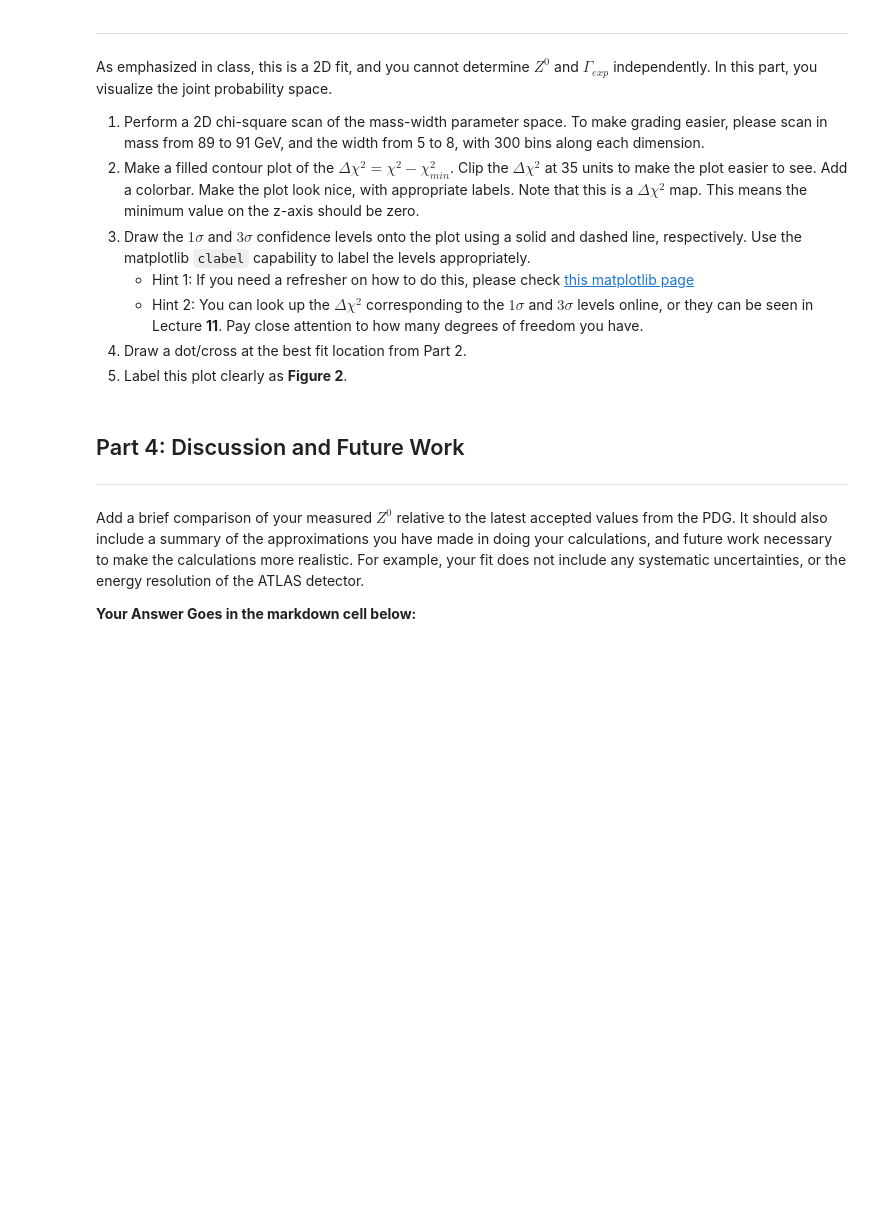
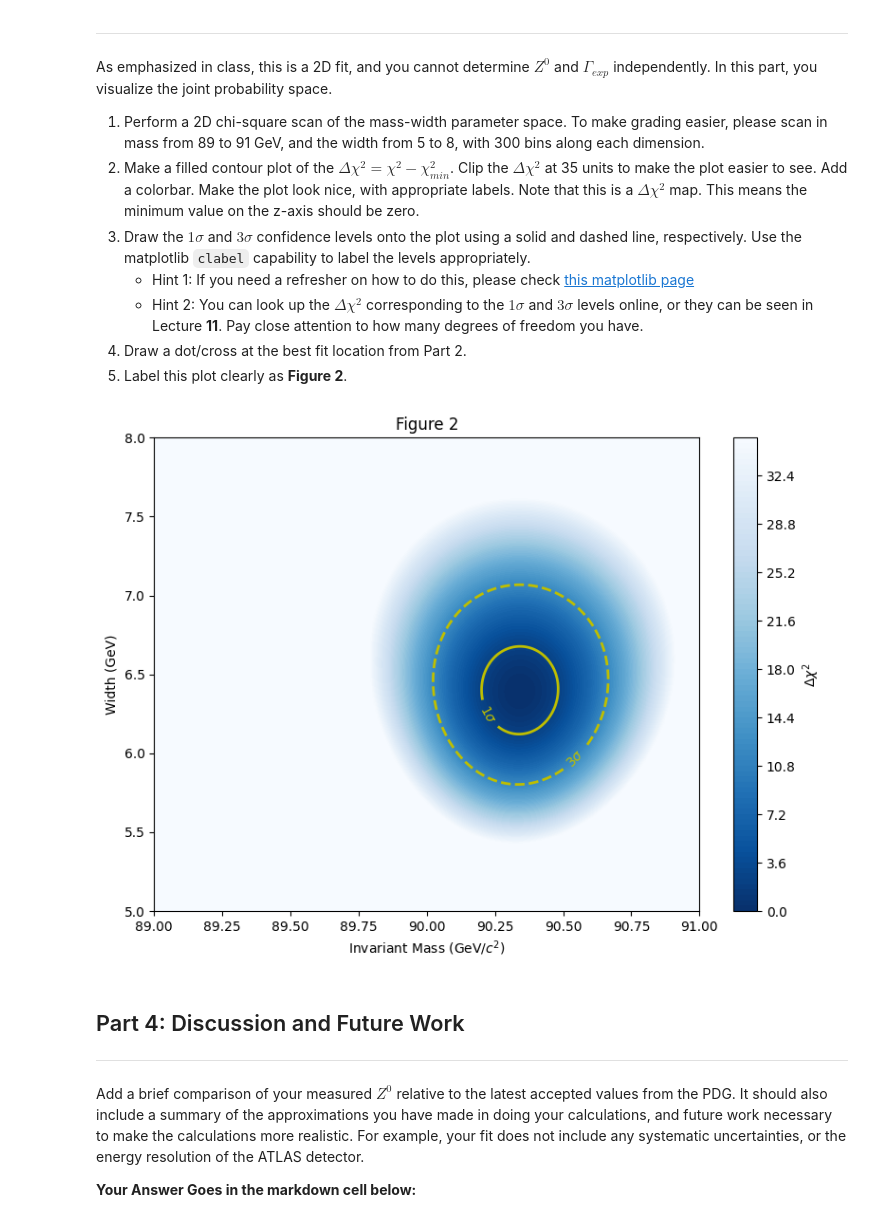
Before and after one commit to zgott06/PHYS265-spring26, a Jupyter notebook: Lab2/lab2.ipynb, the cells around one changed output. Drawn from its saved outputs; the diff is of its cells as text; code cells hidden in the pictures; blank space fills up the shorter version.

```diff
--- a/Lab2/lab2.ipynb
+++ b/Lab2/lab2.ipynb
@@ -299,6 +286,44 @@ As emphasized in class, this is a 2D fit, and you cannot determine $Z^0$ and $\G
    * Hint 2: You can look up the $\Delta \chi^2$ corresponding to the $1\sigma$ and $3\sigma$ levels online, or they can be seen in Lecture **11**. Pay close attention to how many degrees of freedom you have.
 5. Draw a dot/cross at the best fit location from Part 2.
 6. Label this plot clearly as **Figure 2**.
+# %%
+# Create bins
+nbins = 300
+m0_bins = np.linspace(89, 91, nbins)
+gamma_bins = np.linspace(5, 8, nbins)
+X, Y = np.meshgrid(m0_bins, gamma_bins)
+
+# Compute chi-square map
+chisq_map = np.zeros((nbins, nbins))
+for i in range(nbins):
+    for j in range(nbins):
+        theory = model(centers[mask], m0_bins[i], gamma_bins[j])
+        chisq_map[j,i] = np.sum(((theory - counts[mask]) / sigma[mask])**2)
+# %%
+# Compute clipped delta chi-square
+delta_chisq_map = np.clip((chisq_map - chisq_map.min()), 0, 35)
+
+# Plot
+fig, ax = plt.subplots(1, 1, figsize=(8,6))
+cf = ax.contourf(X, Y, delta_chisq_map, 100, cmap="Blues_r")
+
+# Colorbar
+cbar = fig.colorbar(cf, ax=ax)
+cbar.set_label("$\\Delta\\chi^2$")
+
+# Sigma confidence levels
+levels = [2.30, 11.83]
+cs = ax.contour(X, Y, delta_chisq_map, levels, colors="y", linestyles=["-", "--"], linewidths=2)
+ax.clabel(cs, fmt={levels[0]: "$1\\sigma$", levels[1]: "$3\\sigma$"}, inline=True)
+
+# Label
+ax.set_xlabel("Invariant Mass (GeV/$c^2$)")
+ax.set_ylabel("Width (GeV)")
+ax.set_title("Figure 2")
+
+fig.tight_layout()
+# %% [output]
+[figure, added]
 # %% [markdown]
 ## Part 4: Discussion and Future Work
 ----
```
Also changed, not shown: parts of 1 cell of this notebook.
